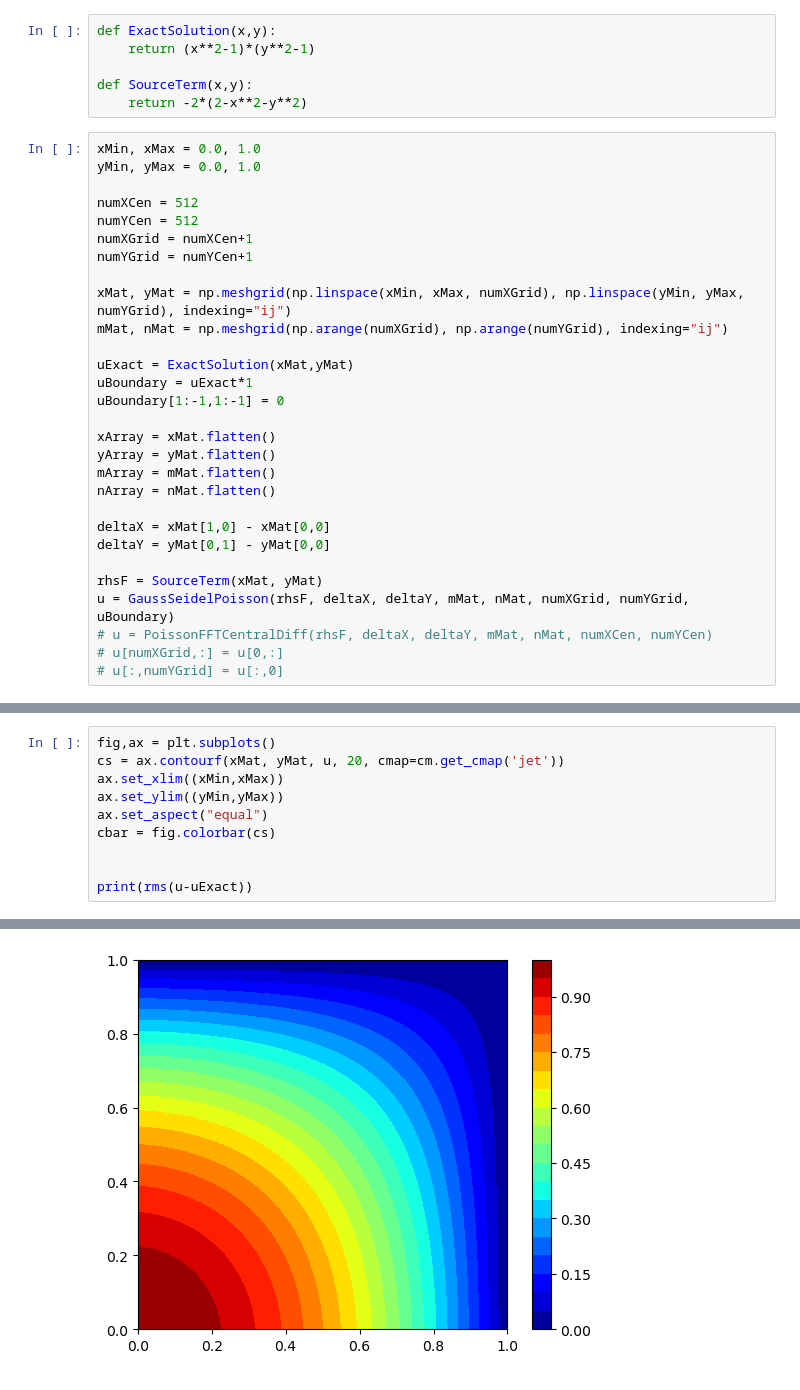
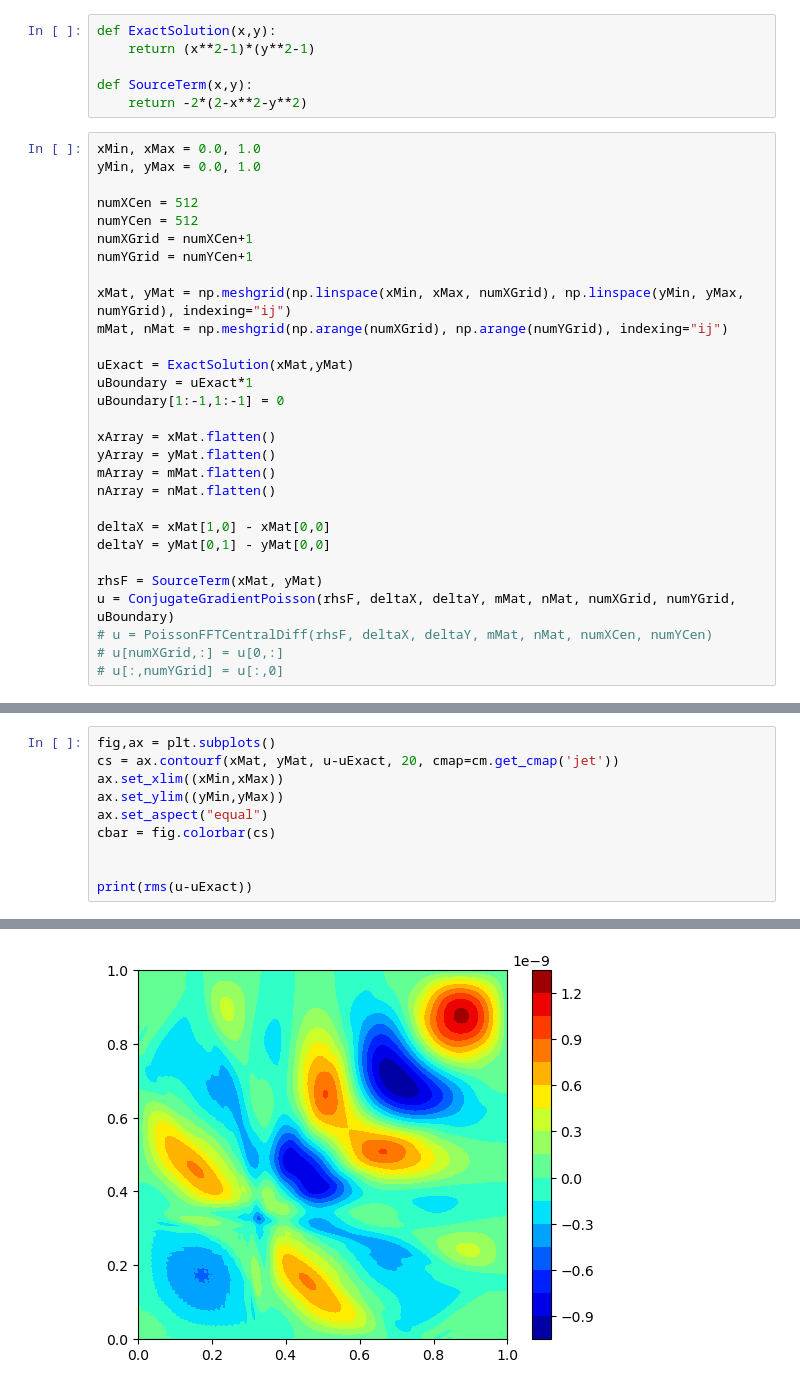
Before and after one commit to TzuYaoHuang/CFD_Julia, a Jupyter notebook: 16_Poisson_Solver_Conjugate_Gradient/PoissonSolver.ipynb, the cells around one changed output, grey strips where cells are left out. Cells and saved outputs as stored; diff of their text form.

Commit message:
CheckPoint: Conjugate Gradient
- implement njit (nopython just in tim) to speed up but not observable

```diff
--- a/16_Poisson_Solver_Conjugate_Gradient/PoissonSolver.ipynb
+++ b/16_Poisson_Solver_Conjugate_Gradient/PoissonSolver.ipynb
@@ -96,7 +120,7 @@ deltaX = xMat[1,0] - xMat[0,0]
 deltaY = yMat[0,1] - yMat[0,0]
 
 rhsF = SourceTerm(xMat, yMat)
-u = GaussSeidelPoisson(rhsF, deltaX, deltaY, mMat, nMat, numXGrid, numYGrid, uBoundary)
+u = ConjugateGradientPoisson(rhsF, deltaX, deltaY, mMat, nMat, numXGrid, numYGrid, uBoundary)
 # u = PoissonFFTCentralDiff(rhsF, deltaX, deltaY, mMat, nMat, numXCen, numYCen)
 # u[numXGrid,:] = u[0,:]
 # u[:,numYGrid] = u[:,0]
@@ -121,6 +145,6 @@ u = GaussSeidelPoisson(rhsF, deltaX, deltaY, mMat, nMat, numXGrid, numYGrid, uBo
 # %%
 fig,ax = plt.subplots()
-cs = ax.contourf(xMat, yMat, u, 20, cmap=cm.get_cmap('jet'))
+cs = ax.contourf(xMat, yMat, u-uExact, 20, cmap=cm.get_cmap('jet'))
 ax.set_xlim((xMin,xMax))
 ax.set_ylim((yMin,yMax))
 ax.set_aspect("equal")
@@ -133 +157 @@ print(rms(u-uExact))
-[figure, old version]
+[figure, new version]
```
Also changed, not shown: parts of 7 cells of this notebook.
